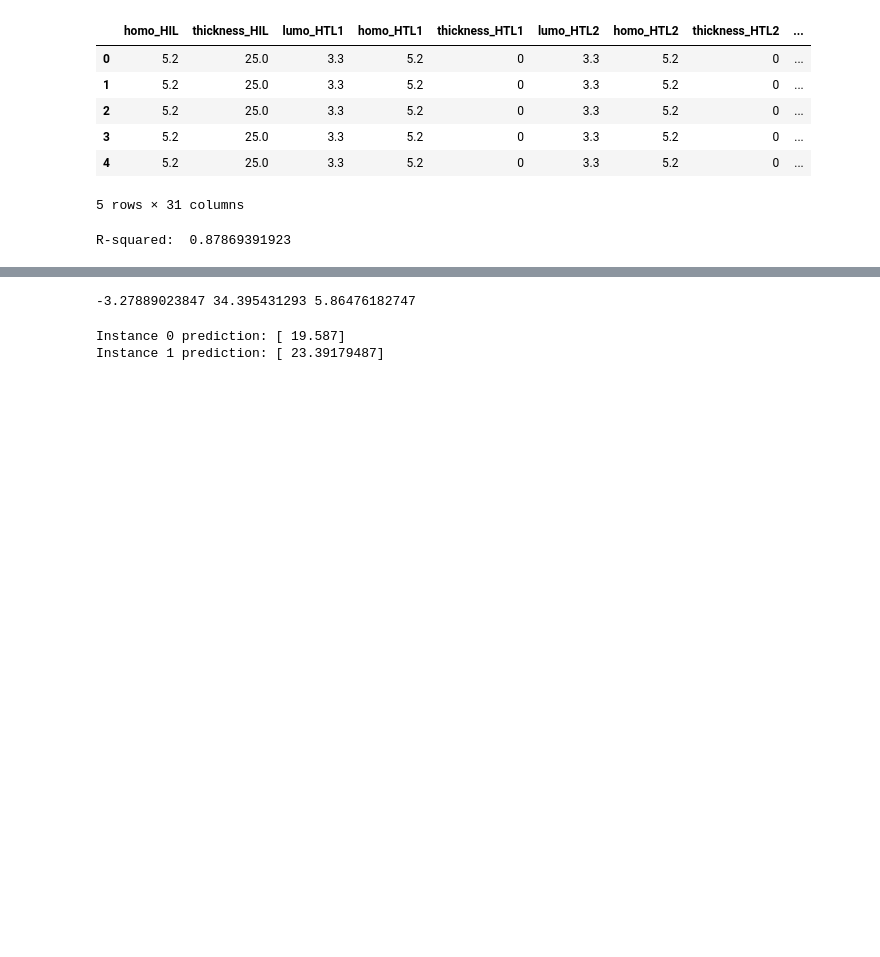
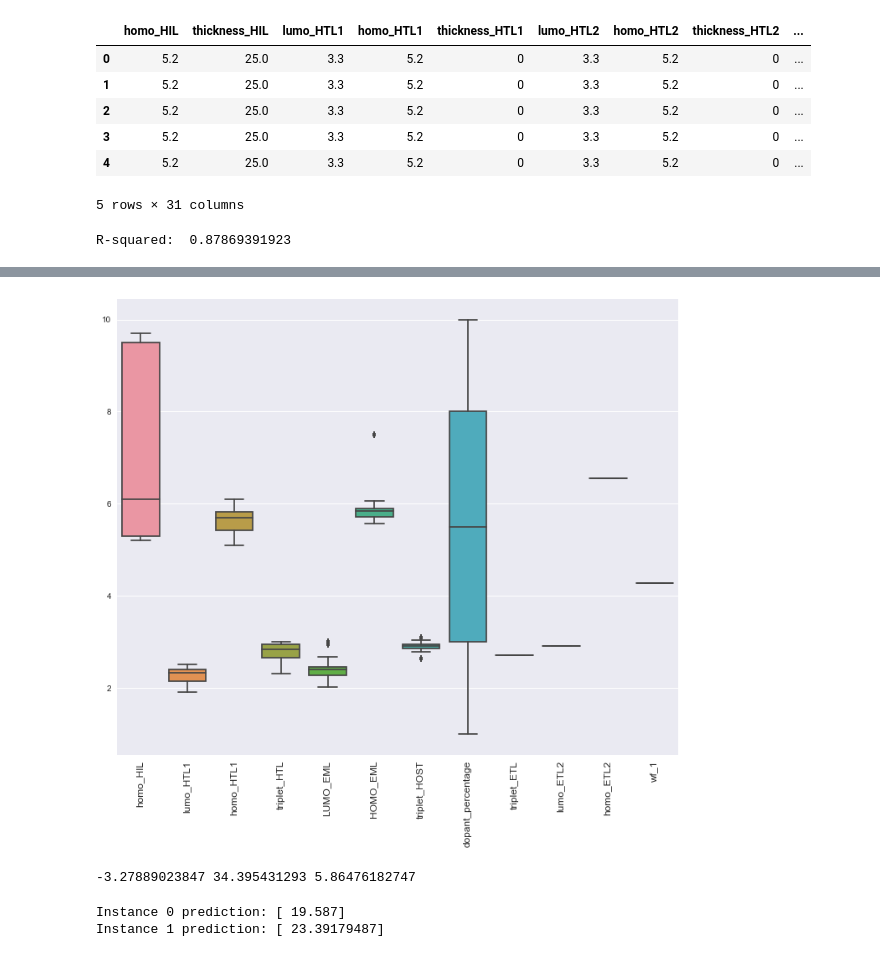
Before and after one commit to asyrafjanai/OLED-model, a Jupyter notebook: 5.0 - using saved model - pickle.ipynb, the cells around one changed output, grey strips where cells are left out. Cells and saved outputs as stored; diff of their text form; code cells hidden in the pictures; blank space fills up the shorter version.

```diff
--- a/5.0 - using saved model - pickle.ipynb
+++ b/5.0 - using saved model - pickle.ipynb
@@ -156,0 +83,7 @@ df.describe()
+# %%
+df = pd.read_pickle('C:/Anaconda3/projects/oled/firpic_devices.pkl')
+
+data = df.drop(['thick_HIL', 'thickness_HTL1', 'thickness_HTL2', 'thickness_HTL3', 'total_HTL_thickness', 'thickness_EML',
+               'total ETL', 'thickness_ETL2', 'thickness_ETL1','thickness_EIL', 'cd/a', 'lumo_dopant', 'homo_dopant',
+               'triplet_dopant', 'lumo_ETL1', 'homo_ETL1', 'lumo_HTL2', 'homo_HTL2', 'lumo_HTL3', 'homo_HTL3'], axis=1)
+data.describe()
@@ -157,3 +100,14 @@ df.describe()
+# %%
+import matplotlib.pyplot as plt
+import seaborn as sns
+
+%matplotlib inline
+
+f, ax = plt.subplots(figsize=(12, 10))
+fig = sns.boxplot(data=data)
+plt.xticks(rotation=90,fontsize=12);
+# %% [output]
+[figure, added]
 # %%
 from sklearn.metrics import r2_score, mean_squared_error
 import numpy as np
```
Also changed, not shown: parts of 8 cells of this notebook.
